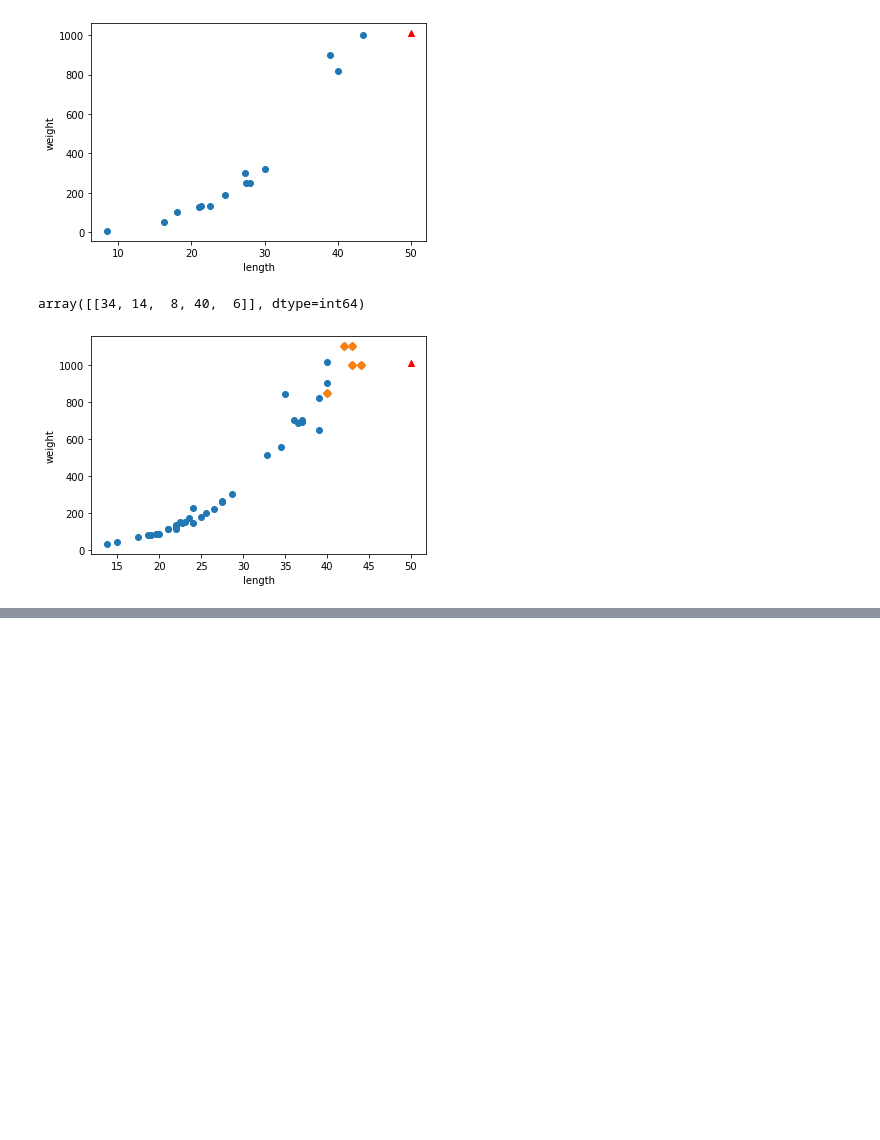
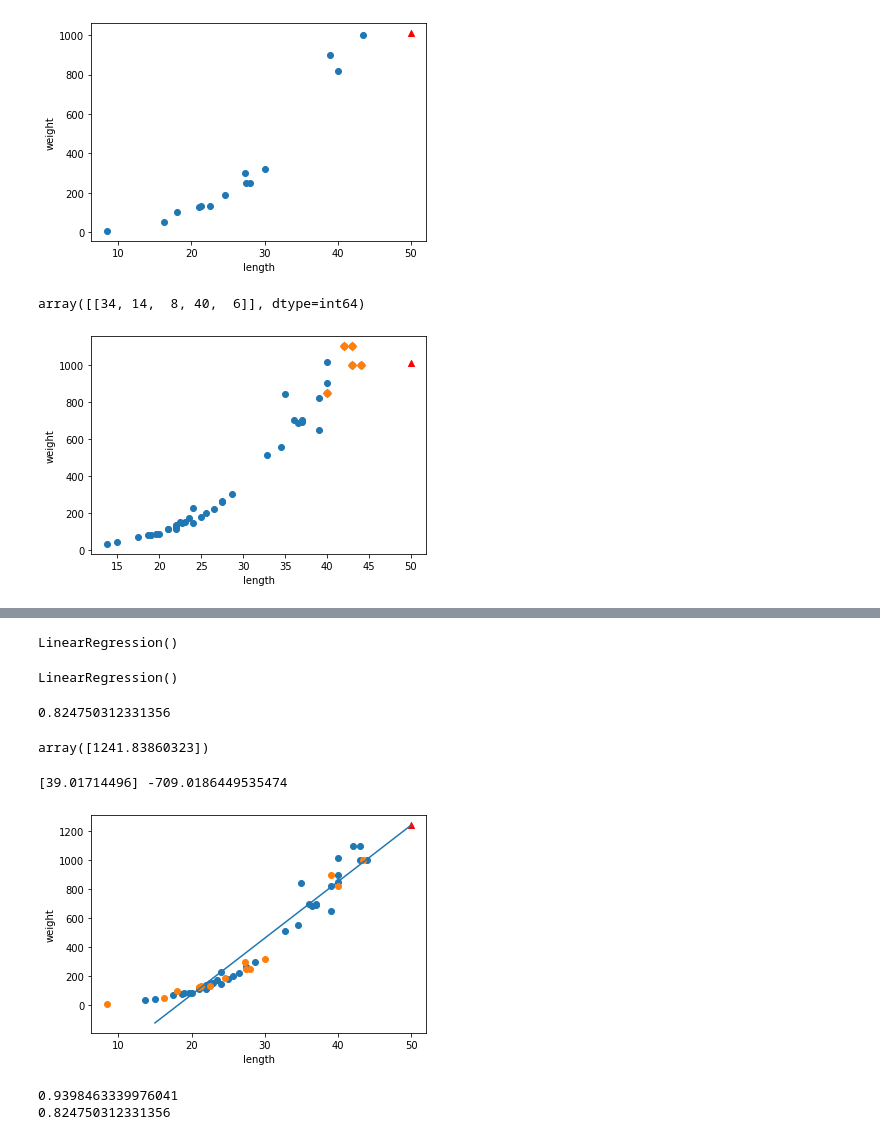
Before and after one commit to JIDONGJU/StudyPython22, a Jupyter notebook: ML/02_day/03_K-최근접이웃의_한계_선형회귀.ipynb, the cells around one changed output, grey strips where cells are left out. Drawn from its saved outputs; the diff is of its cells as text; code cells hidden in the pictures; blank space fills up the shorter version.

```diff
--- a/ML/02_day/03_K-최근접이웃의_한계_선형회귀.ipynb
+++ b/ML/02_day/03_K-최근접이웃의_한계_선형회귀.ipynb
@@ -113,3 +113,33 @@ plt.show()
 - 사용되는 패키지 : sklearn.linear_model
 # %%
 from sklearn.linear_model import LinearRegression
+# %%
+### 선형회귀 클래스(모델) 생성하기
+lr = LinearRegression()
+lr
+# %% [output]
+LinearRegression()
+# %%
+### 사용데이터 : train_input, train_target, test_input, test_target
+### 예측데이터 : 길이 50cm
+
+# lr 모델 훈련 > 예측데이터로 예측하기
+lr.fit(train_input, train_target)
+# %% [output]
+LinearRegression()
+# %%
+lr.score(test_input, test_target)
+# %% [output]
+0.824750312331356
+# %%
+lr.predict([[50]])
+# %% [output]
+array([1241.83860323])
+# %%
+### 일차방정식의 기울기와 y절편값 확인하기
+# 일차방정식 : y = ax + b
+# a : 기울기(coef_)
+# b : y절편(intercept_)
+print(lr.coef_, lr.intercept_)
+# %% [output]
+[39.01714496] -709.0186449535474
@@ -115,0 +151,36 @@ from sklearn.linear_model import LinearRegression
+# %%
+plt.scatter(train_input, train_target)
+plt.scatter(test_input, test_target)
+plt.scatter(50,1241, marker='^', color='red')
+
+# 추세선 그리기
+# 추세선 : 선형회귀 알고리즘(1차방정식)이 훈련데이터에서 찾은 최적의 직선을 의미함
+plt.plot([15,50],[lr.coef_ * 15 + lr.intercept_,
+                  lr.coef_ * 50 + lr.intercept_])
+
+plt.xlabel("length")
+plt.ylabel("weight")
+plt.show()
+# %% [output]
+[figure, added]
+# %%
+### 훈련데이터와 테스트데이터의 과적합여부 확인하기
+# KNN은 과소적합이 나왔었음
+# LR 모델은 개선이 되었는지 확인
+print(lr.score(train_input, train_target))
+print(lr.score(test_input, test_target))
+
+# 해석
+# 테스트 결과가 다소 낮게 나왔으며, 훈련데이터는 높은 편
+# 다소 차이는 있으나 우수한 모델로 평가할 수는 없음
+# 단, 훈련데이터와 테스트데이터의 결정계수의 차이는
+# 의심을 해봐야 함
+
+### 그래프 왼쪽 하단의 산점도 분포가 조금 특이합니다
+# 약간의 round(곡선)을 띄고 있음
+# 추세선의 왼쪽 하단으로 직선을 연장했을때
+# y축 0 이하로 넘어감. 무게는 0보다 작을 수 없음
+# 음수를 예측하면 잘못된 모델
+# %% [output]
+0.9398463339976041
+0.824750312331356
```
Also changed, not shown: parts of 10 cells of this notebook, 4 other files.
